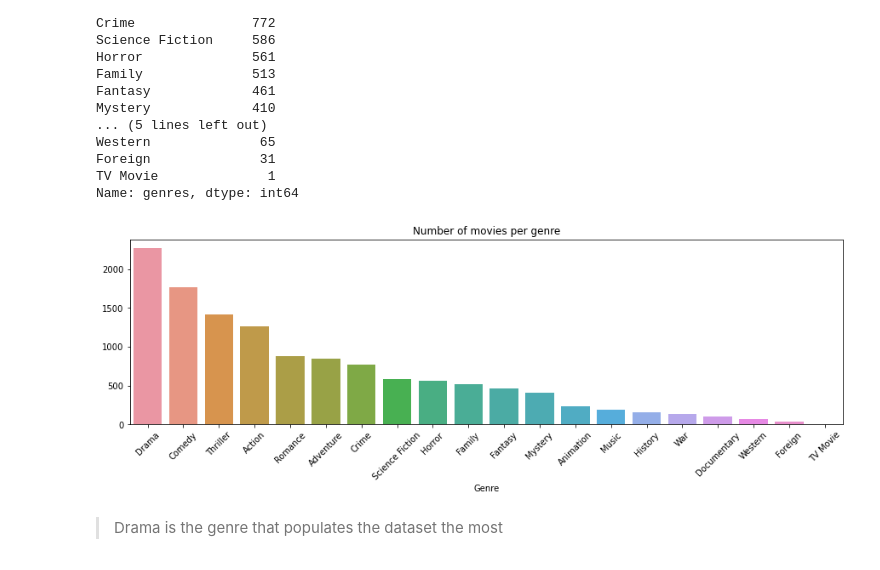
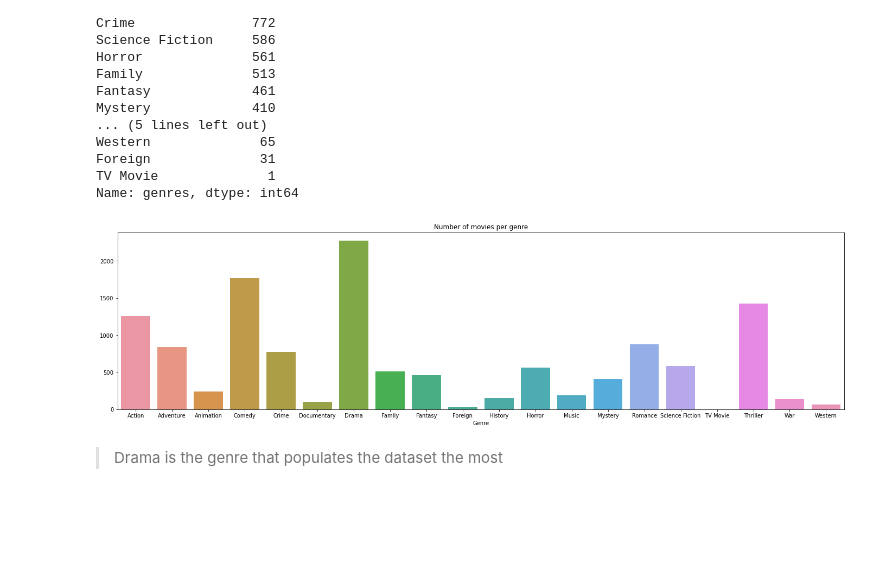
Before and after one commit to Stan-Leigh/imdb-Movies-dataset-Analysis, a Jupyter notebook: imdb Movie Data Analysis with Python.ipynb, the cells around one changed output. Cells and saved outputs as stored; diff of their text form; code cells hidden in the pictures; blank space fills up the shorter version.

```diff
--- a/imdb Movie Data Analysis with Python.ipynb
+++ b/imdb Movie Data Analysis with Python.ipynb
@@ -370,18 +370,18 @@ Foreign              31
 TV Movie              1
 Name: genres, dtype: int64
 # %%
-figure(figsize=(15, 4))
+figure(figsize=(24, 6))
 
-# Show the number of movies for each genre in the dataset
-sns.countplot(x='genres', data=df_genre, order=df_genre_count.index);
+# Show the number of movies for each genre in the dataset. Sort xticks alphabetically
+sns.countplot(x='genres', data=df_genre, order=df_genre_count.sort_index().index);
 
-# labels and title. Rotate the axis labels by 45 degrees to view clearly.
+# labels and title.
 plt.title('Number of movies per genre')
 plt.xlabel('Genre')
 plt.ylabel('')
-plt.xticks(rotation=45);
+plt.xticks(rotation=0);
 # %% [output]
-[figure, old version]
+[figure, new version]
 # %% [markdown]
 > Drama is the genre that populates the dataset the most
 # %%
```
Also changed, not shown: parts of 7 cells of this notebook.
